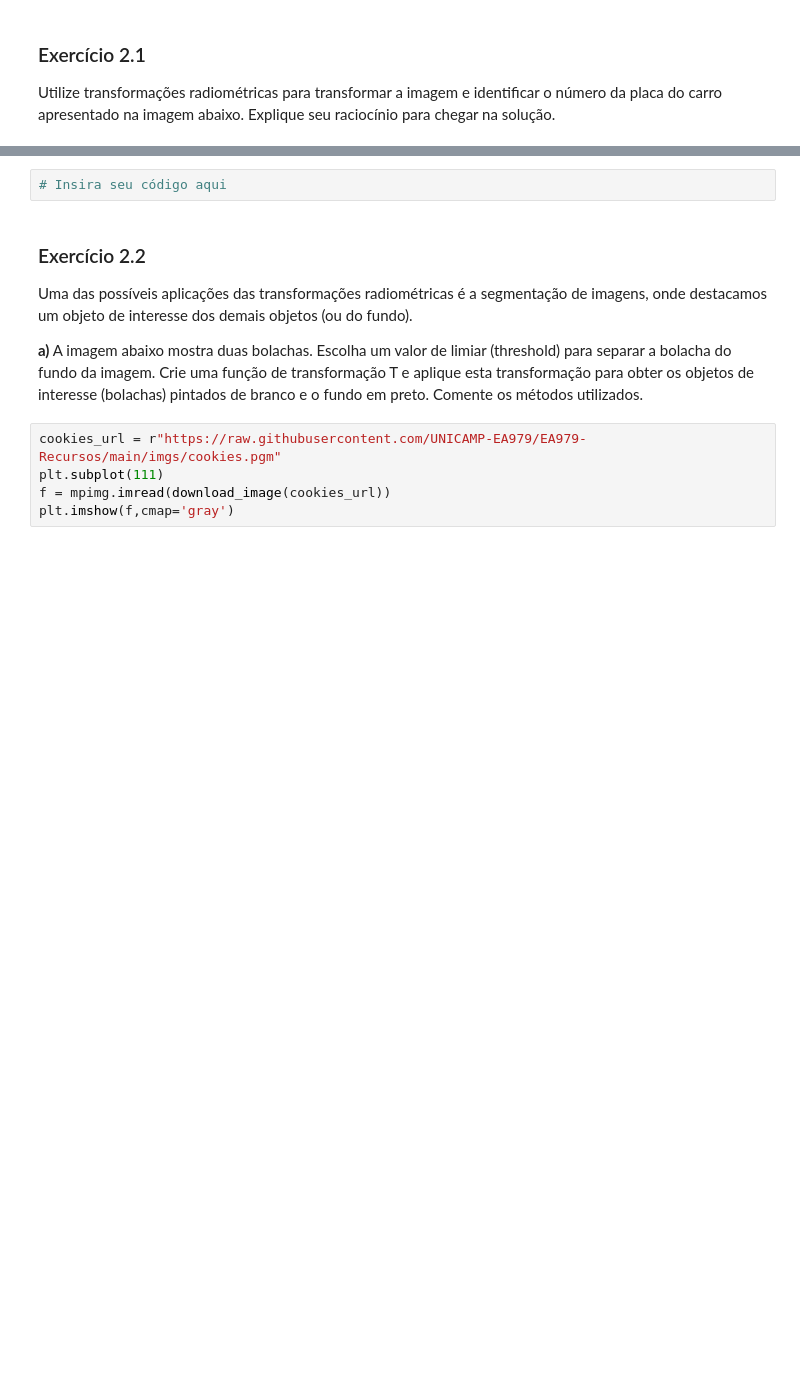
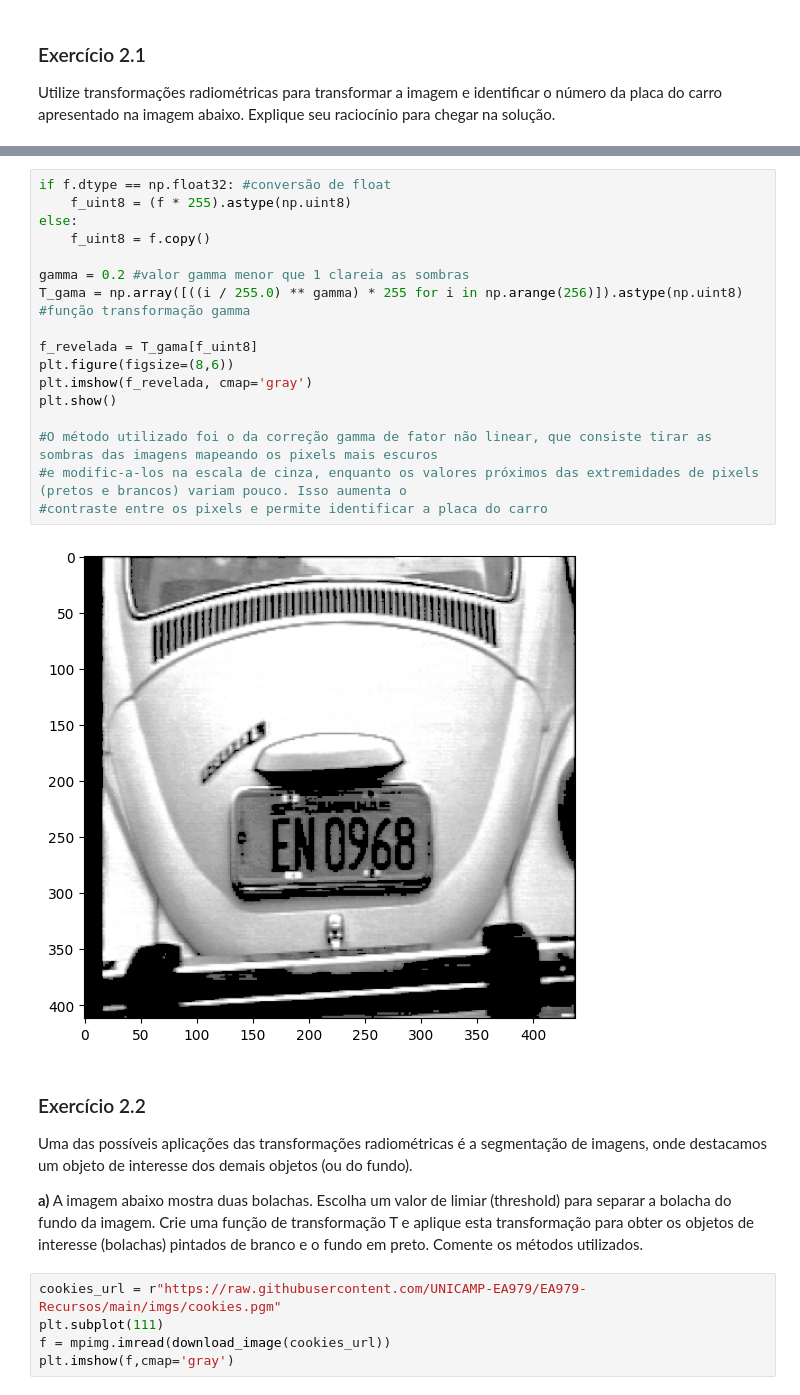
Before and after one commit to UNICAMP-EA979/2026s1-pi03-transforma-ointensidade-beatrizbarbosay, a Jupyter notebook: Atividade.ipynb, the cells around one changed output, grey strips where cells are left out. Saved outputs shown, nothing was run; the diff lists cells and outputs as text; blank space fills up the shorter version.

```diff
--- a/Atividade.ipynb
+++ b/Atividade.ipynb
@@ -207,5 +223,22 @@ print(f.dtype)
-# %%
-# Insira seu código aqui
+# %%
+if f.dtype == np.float32: #conversão de float
+    f_uint8 = (f * 255).astype(np.uint8)
+else:
+    f_uint8 = f.copy()
+
+gamma = 0.2 #valor gamma menor que 1 clareia as sombras
+T_gama = np.array([((i / 255.0) ** gamma) * 255 for i in np.arange(256)]).astype(np.uint8) #função transformação gamma
+
+f_revelada = T_gama[f_uint8]
+plt.figure(figsize=(8,6))
+plt.imshow(f_revelada, cmap='gray')
+plt.show()
+
+#O método utilizado foi o da correção gamma de fator não linear, que consiste tirar as sombras das imagens mapeando os pixels mais escuros
+#e modific-a-los na escala de cinza, enquanto os valores próximos das extremidades de pixels (pretos e brancos) variam pouco. Isso aumenta o
+#contraste entre os pixels e permite identificar a placa do carro
+# %% [output]
+[figure, added]
 # %% [markdown]
 ### Exercício 2.2
 
```
Also changed, not shown: parts of 11 cells of this notebook.
